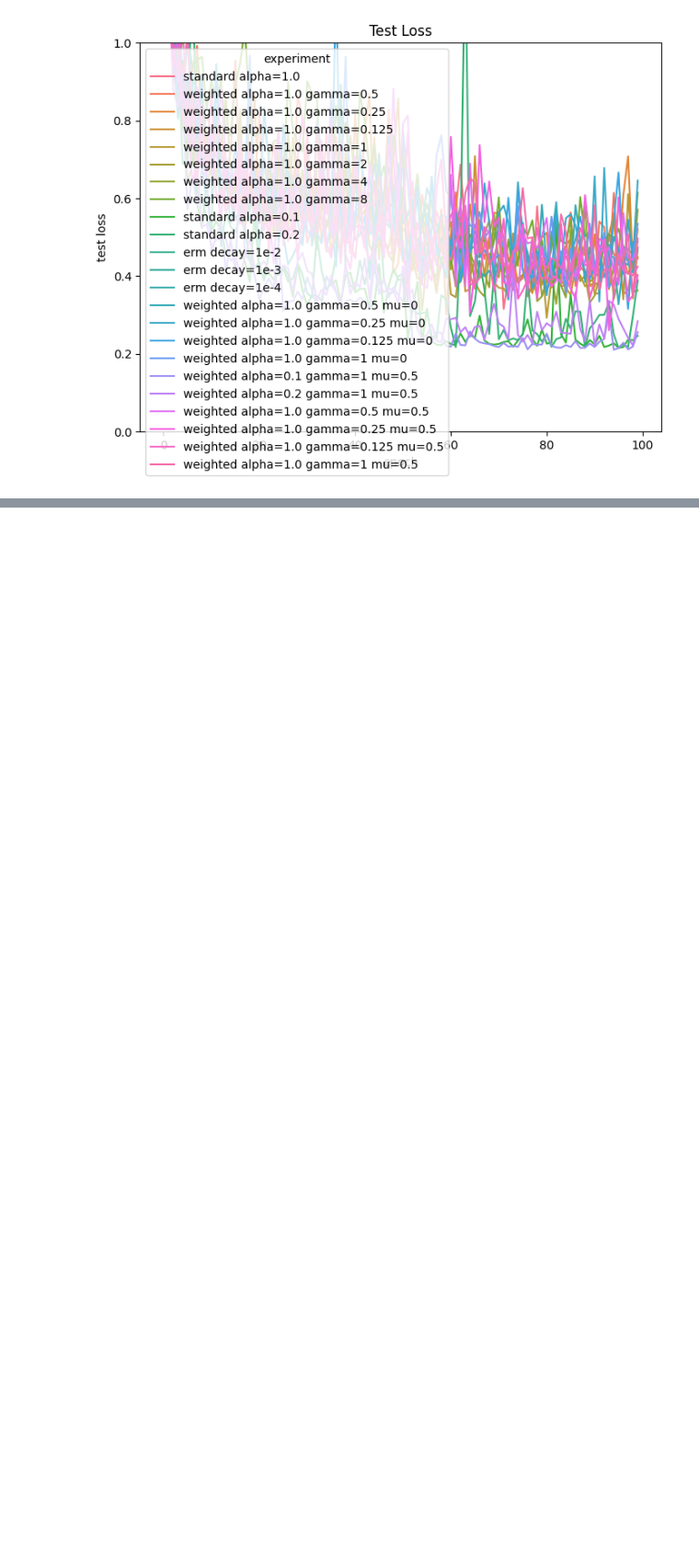
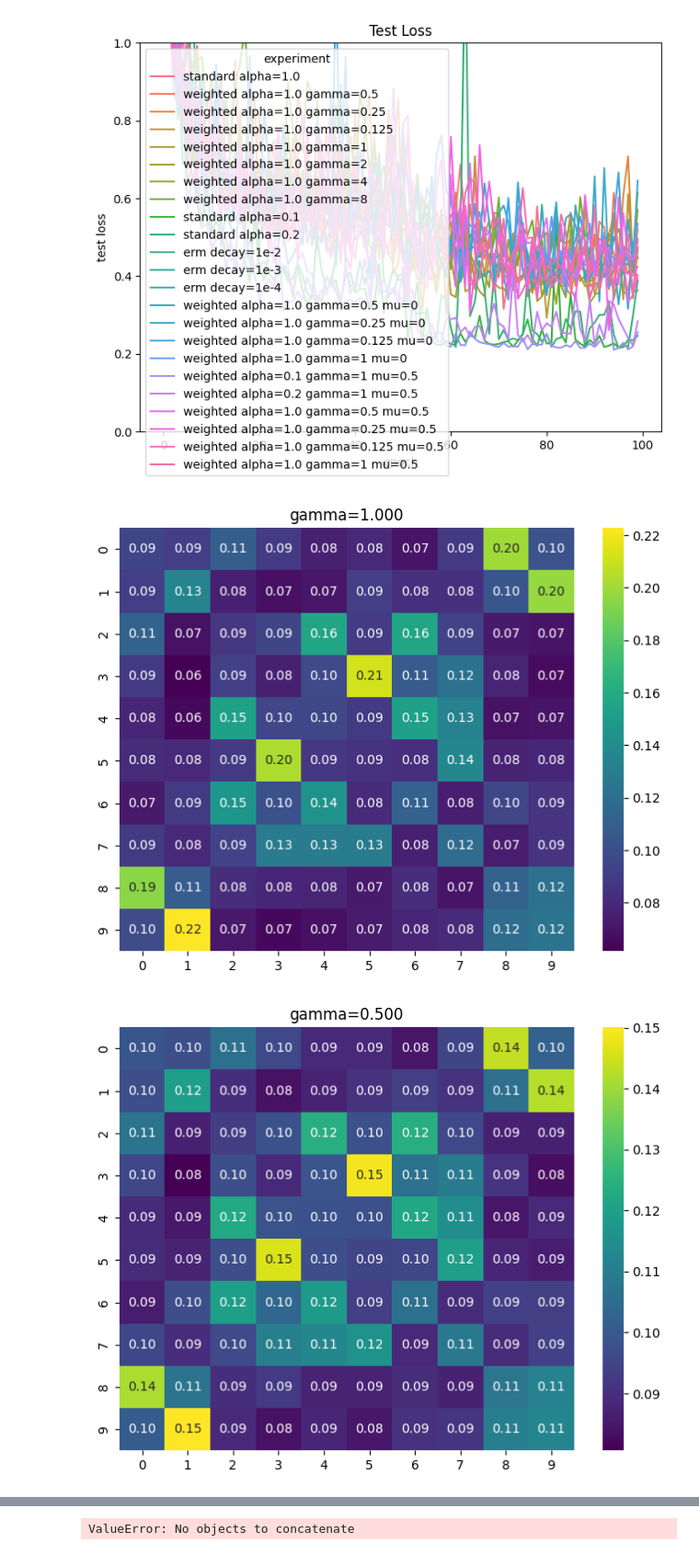
Before and after one commit to Maruf001/78-final-project, a Jupyter notebook: analysis.ipynb, the cells around one changed output, grey strips where cells are left out. Shown at 92% size. Cells and saved outputs as stored; diff of their text form; code cells hidden in the pictures; blank space fills up the shorter version.

Commit message:
heatmap for avg cm

```diff
--- a/analysis.ipynb
+++ b/analysis.ipynb
@@ -169,0 +189,55 @@ df_merged = df.merge(cms_df, on=["experiment", "epoch"])
+# %%
+def make_doubly_stochastic(matrix, n=100):
+    """Convert a matrix to a doubly stochastic matrix using Sinkhorn-Knopp algorithm."""
+    for _ in range(n):
+        # Row normalization
+        matrix = matrix / matrix.sum(axis=1, keepdims=True)
+        # Column normalization
+        matrix = matrix / matrix.sum(axis=0, keepdims=True)
+    return matrix
+# %%
+import matplotlib.pyplot as plt
+import seaborn as sns
+
+df_cms = []
+for name, power, filename in name_power_filename:
+    cms = torch.load(filename).numpy()
+
+    gamma = 2**power
+    cms_post = cms ** (gamma)
+    cms_post = make_doubly_stochastic(cms_post)
+
+    cm_post_avg = np.mean(cms_post, axis=2)
+    # cm_post_std = np.std(cms_post, axis=2)
+    # cm_post_avg_str = np.round(cm_post_avg, 2).astype(str)
+    # cm_post_std_str = np.round(cm_post_std, 2).astype(str)
+    # annot = np.array(
+    #     [
+    #         f"{avg}±{std}"
+    #         for avg, std in zip(cm_post_avg_str.flatten(), cm_post_std_str.flatten())
+    #     ]
+    # )
+    # annot = annot.reshape(cm_post_avg.shape)
+
+    plt.figure(figsize=(8, 6))
+    sns.heatmap(
+        cm_post_avg,
+        cmap="viridis",
+        fmt=".2f",
+        cbar=True,
+        annot=cm_post_avg,
+        # annot_kws={"size": 6},
+    )
+    plt.title(name)
+    plt.show()
+
+    reshape = cm_post_avg.reshape(100, -1)
+    reshape.shape
+
+
+df_cms = pd.concat(df_cms)
+
+df_merged = df.merge(df_cms, on=["experiment", "epoch"])
+# %% [output]
+[figure, added]
+[figure, added]
@@ -170,3 +249,4 @@ df_merged = df.merge(cms_df, on=["experiment", "epoch"])
+ValueError: No objects to concatenate
 # %%
 plt.figure(figsize=(8, 6))
 sns.lineplot(data=df_merged, x="epoch", y="std_pre", hue="experiment")
```
Also changed, not shown: parts of 2 cells of this notebook.
